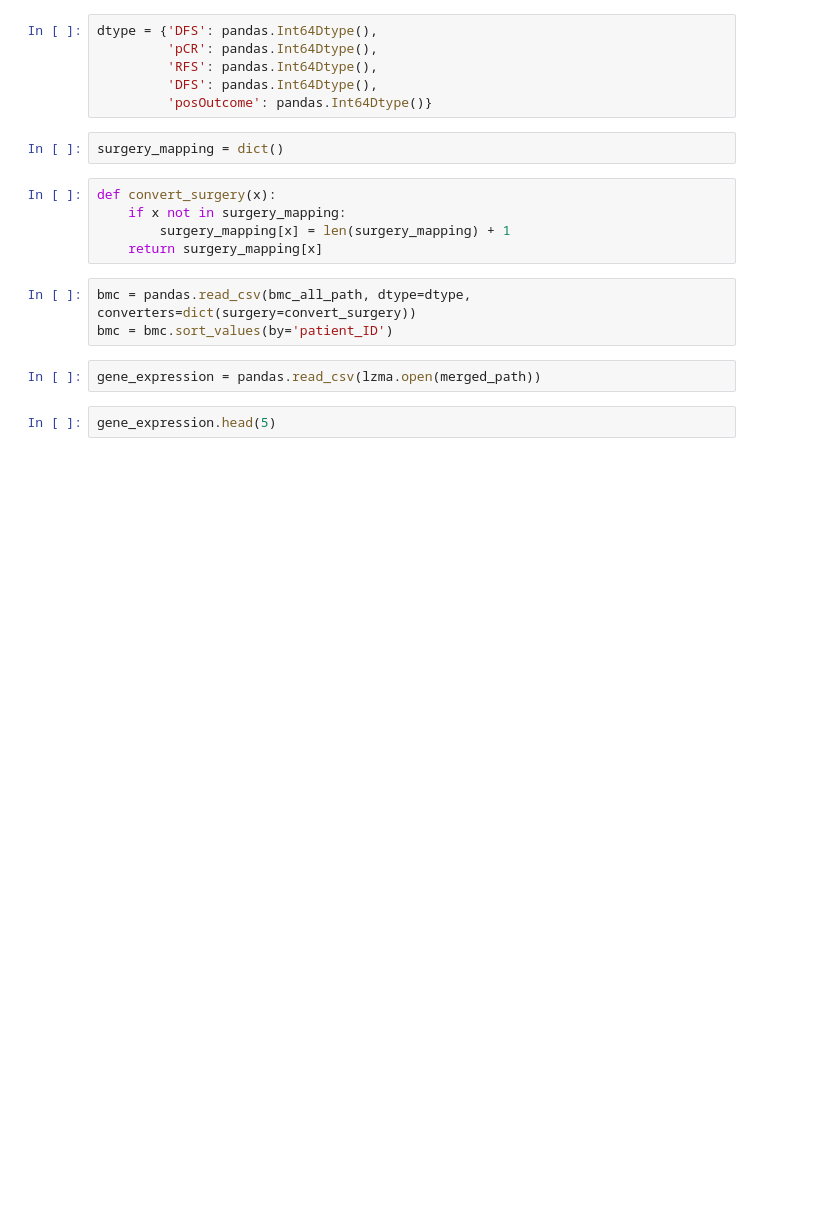
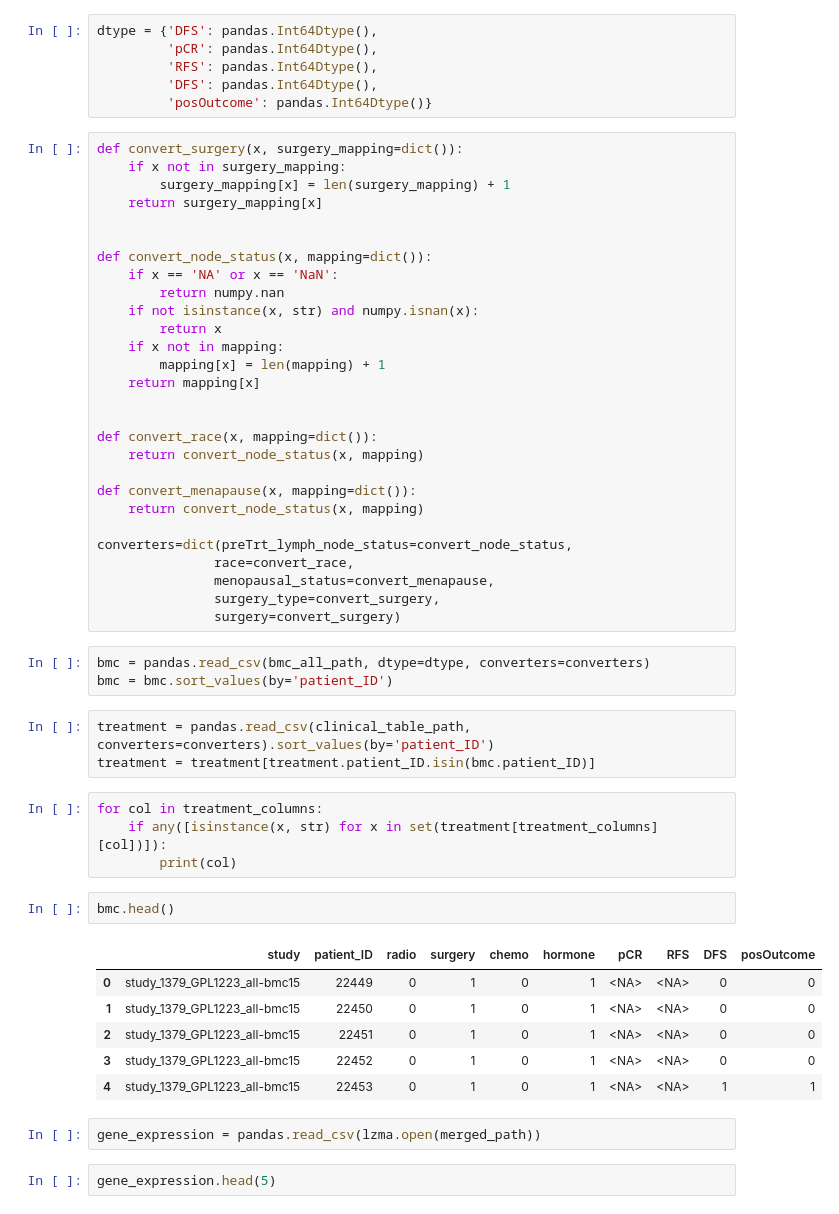
Before and after one commit to singnet/cancer, a Jupyter notebook: cancer-research.ipynb, the cells around one changed output. Drawn from its saved outputs; the diff is of its cells as text; blank space fills up the shorter version.

```diff
--- a/cancer-research.ipynb
+++ b/cancer-research.ipynb
@@ -26,16 +49,53 @@ dtype = {'DFS': pandas.Int64Dtype(),
          'RFS': pandas.Int64Dtype(),
          'DFS': pandas.Int64Dtype(),
          'posOutcome': pandas.Int64Dtype()}
-# %%
-surgery_mapping = dict()
-# %%
-def convert_surgery(x):
-    if x not in surgery_mapping:
-        surgery_mapping[x] = len(surgery_mapping) + 1
-    return surgery_mapping[x]
+# %%
+def convert_surgery(x, surgery_mapping=dict()):
+    if x not in surgery_mapping:
+        surgery_mapping[x] = len(surgery_mapping) + 1
+    return surgery_mapping[x]
+
+
+def convert_node_status(x, mapping=dict()):
+    if x == 'NA' or x == 'NaN':
+        return numpy.nan
+    if not isinstance(x, str) and numpy.isnan(x):
+        return x
+    if x not in mapping:
+        mapping[x] = len(mapping) + 1
+    return mapping[x]
+
+
+def convert_race(x, mapping=dict()):
+    return convert_node_status(x, mapping)
+
+def convert_menapause(x, mapping=dict()):
+    return convert_node_status(x, mapping)
+
+converters=dict(preTrt_lymph_node_status=convert_node_status,
+               race=convert_race,
+               menopausal_status=convert_menapause,
+               surgery_type=convert_surgery,
+               surgery=convert_surgery)
 # %%
-bmc = pandas.read_csv(bmc_all_path, dtype=dtype, converters=dict(surgery=convert_surgery))
+bmc = pandas.read_csv(bmc_all_path, dtype=dtype, converters=converters)
 bmc = bmc.sort_values(by='patient_ID')
+# %%
+treatment = pandas.read_csv(clinical_table_path, converters=converters).sort_values(by='patient_ID')
+treatment = treatment[treatment.patient_ID.isin(bmc.patient_ID)]
+# %%
+for col in treatment_columns:
+    if any([isinstance(x, str) for x in set(treatment[treatment_columns][col])]):
+        print(col)
+# %%
+bmc.head()
+# %% [output]
+|  | study | patient_ID | radio | surgery | chemo | hormone | pCR | RFS | DFS | posOutcome |
+| 0 | study_1379_GPL1223_all-bmc15 | 22449 | 0 | 1 | 0 | 1 | <NA> | <NA> | 0 | 0 |
+| 1 | study_1379_GPL1223_all-bmc15 | 22450 | 0 | 1 | 0 | 1 | <NA> | <NA> | 0 | 0 |
+| 2 | study_1379_GPL1223_all-bmc15 | 22451 | 0 | 1 | 0 | 1 | <NA> | <NA> | 0 | 0 |
+| 3 | study_1379_GPL1223_all-bmc15 | 22452 | 0 | 1 | 0 | 1 | <NA> | <NA> | 0 | 0 |
+| 4 | study_1379_GPL1223_all-bmc15 | 22453 | 0 | 1 | 0 | 1 | <NA> | <NA> | 1 | 1 |
 # %%
 gene_expression = pandas.read_csv(lzma.open(merged_path))
 # %%
```
Also changed, not shown: parts of 31 cells of this notebook.
